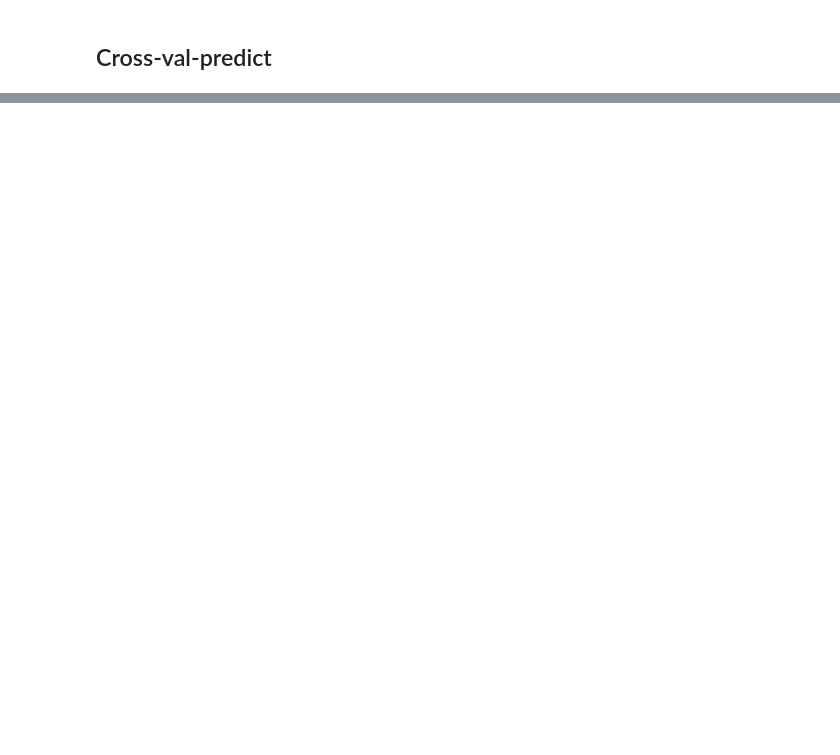
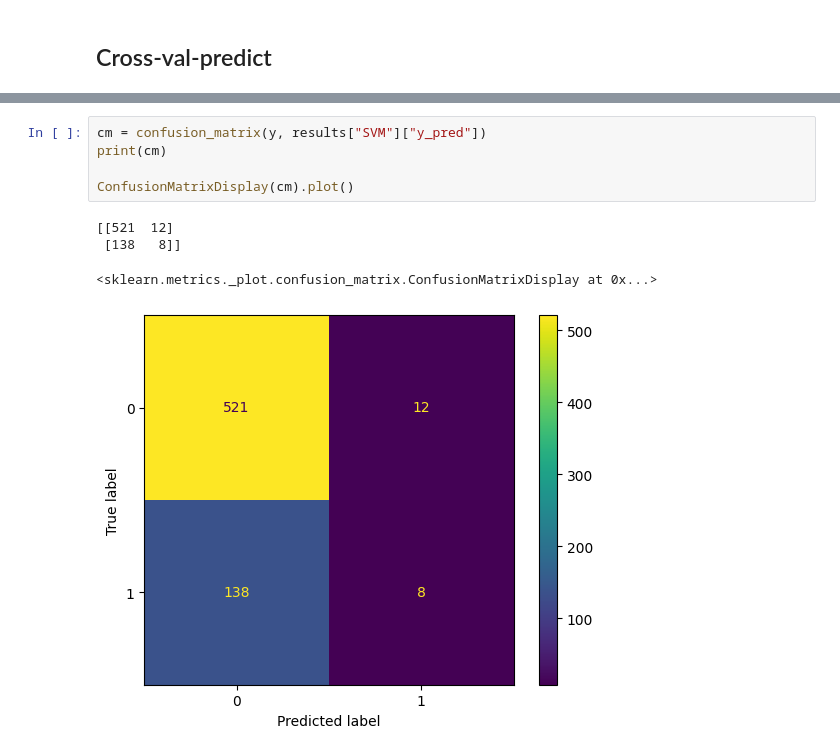
Before and after one commit to AlexandrosMiteloudis/DAMA_Hackathon, a Jupyter notebook: notebooks/METABRIC_CIBCB_pipeline.ipynb, the cells around one changed output, grey strips where cells are left out. Saved outputs shown, nothing was run; the diff lists cells and outputs as text; blank space fills up the shorter version.

```diff
--- a/notebooks/METABRIC_CIBCB_pipeline.ipynb
+++ b/notebooks/METABRIC_CIBCB_pipeline.ipynb
@@ -625,0 +808,10 @@ y_pred = cross_val_predict(
+# %%
+cm = confusion_matrix(y, results["SVM"]["y_pred"])
+print(cm)
+
+ConfusionMatrixDisplay(cm).plot()
+# %% [output]
+[[521  12]
+ [138   8]]
+<sklearn.metrics._plot.confusion_matrix.ConfusionMatrixDisplay at 0x...>
+[figure, added]
```
Also changed, not shown: parts of 24 cells of this notebook.
